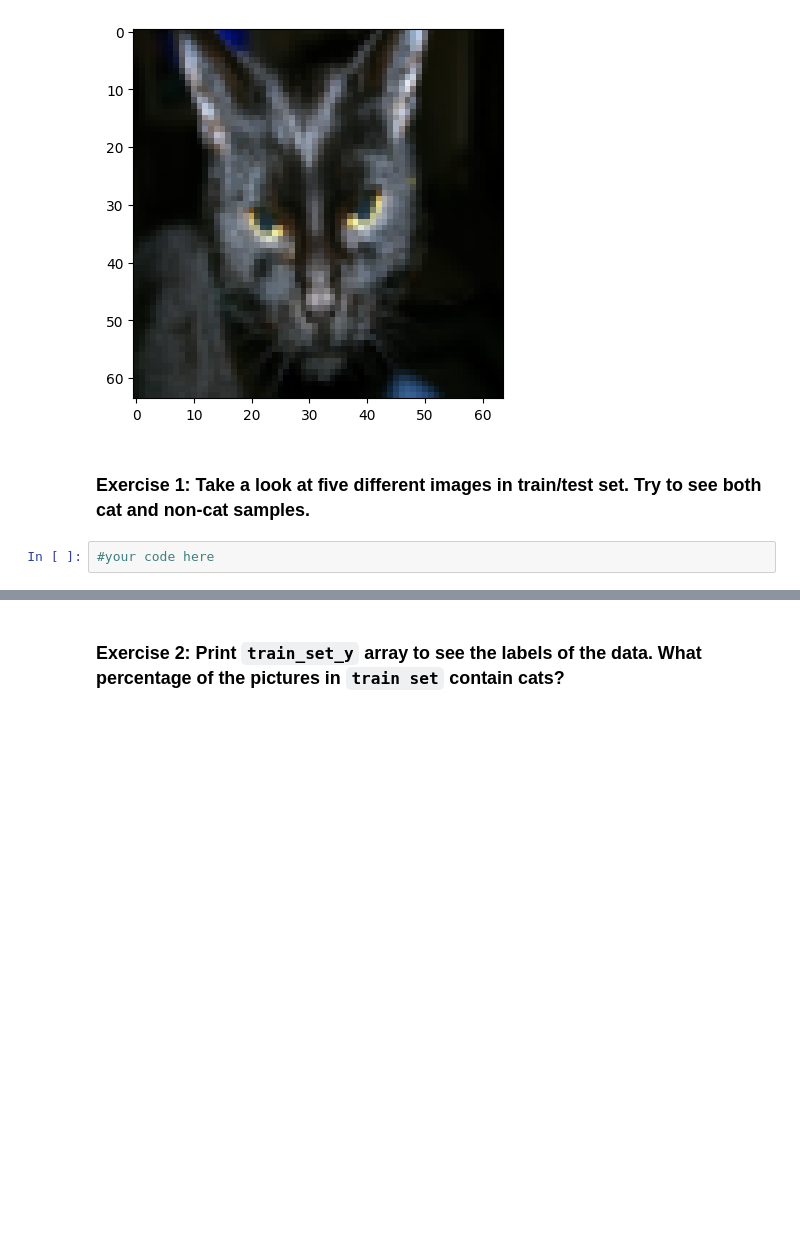
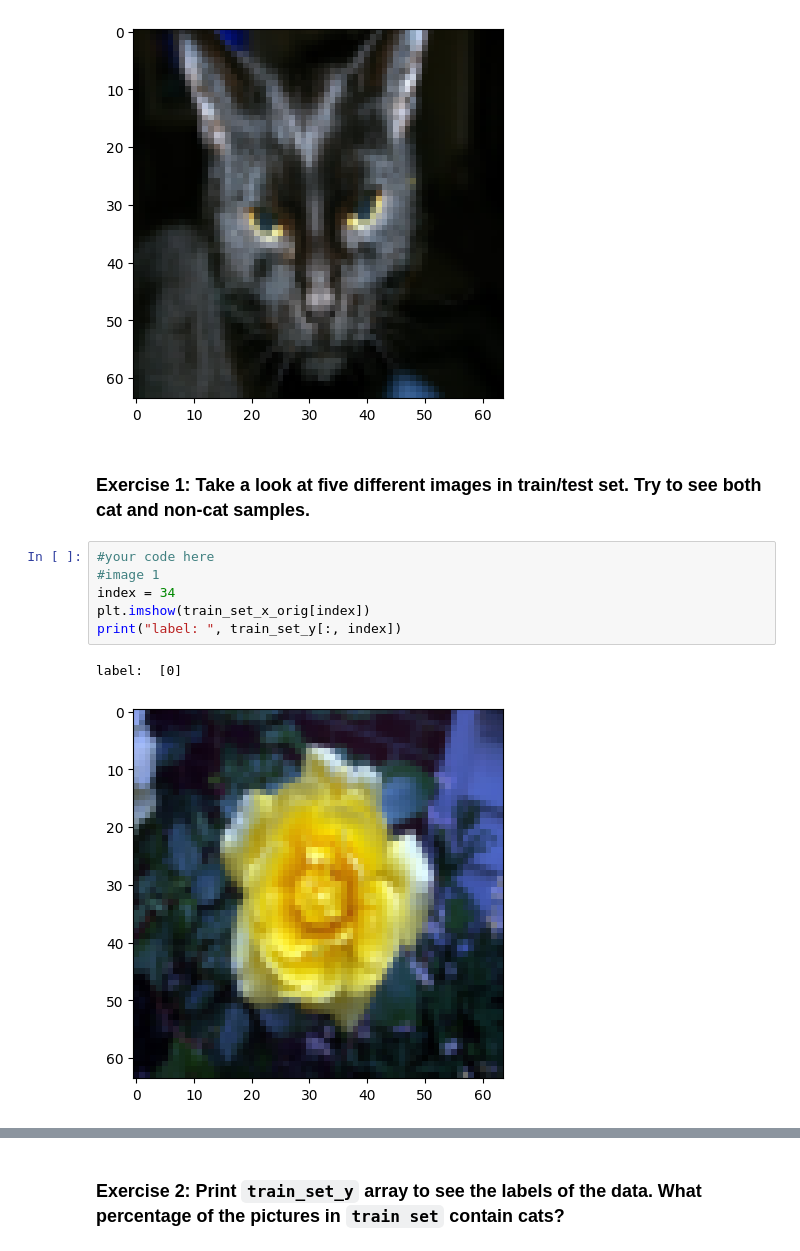
Before and after one commit to whatnirja/PyML2026, a Jupyter notebook: Lab_Week02/LabWeek02.ipynb, the cells around one changed output, grey strips where cells are left out. Cells and saved outputs as stored; diff of their text form; blank space fills up the shorter version.

```diff
--- a/Lab_Week02/LabWeek02.ipynb
+++ b/Lab_Week02/LabWeek02.ipynb
@@ -82,5 +91,12 @@ label:  [1]
 [figure]
 # %% [markdown]
 ### **Exercise 1:** Take a look at five different images in train/test set. Try to see both cat and non-cat samples.
-# %%
-#your code here
+# %%
+#your code here
+#image 1
+index = 34
+plt.imshow(train_set_x_orig[index])
+print("label: ", train_set_y[:, index])
+# %% [output]
+label:  [0]
+[figure, added]
```
Also changed, not shown: parts of 30 cells of this notebook.
